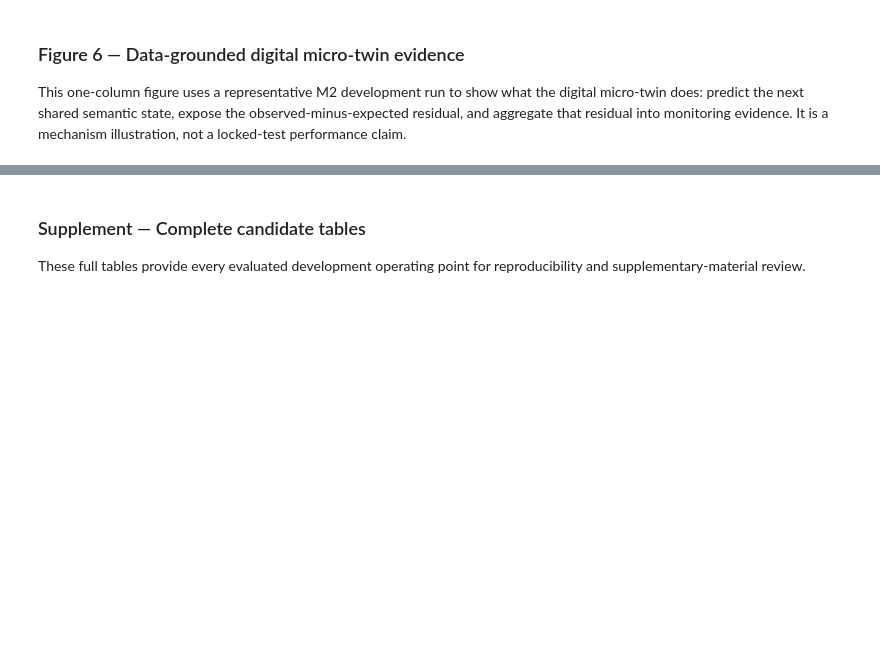
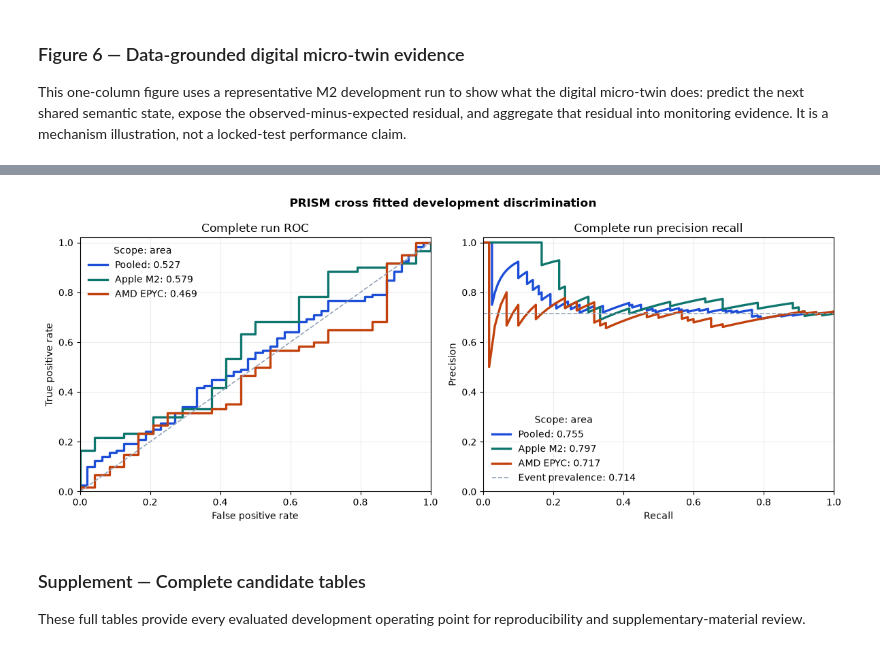
Before and after one commit to ping830616/PRISM, a Jupyter notebook: notebooks/PRISM_Complete_Experiment.ipynb, the cells around one changed output, grey strips where cells are left out. Saved outputs shown, nothing was run; the diff lists cells and outputs as text; code cells hidden in the pictures; blank space fills up the shorter version.

Commit message:
Add DICE comparable complete run metrics

```diff
--- a/notebooks/PRISM_Complete_Experiment.ipynb
+++ b/notebooks/PRISM_Complete_Experiment.ipynb
@@ -14372,0 +14857,85 @@ else:
+# %%
+from sklearn.metrics import (
+    average_precision_score,
+    precision_recall_curve,
+    roc_auc_score,
+    roc_curve,
+)
+
+if not DICE_PAPER_RUNS_CSV.exists():
+    raise FileNotFoundError(
+        "Run Section 17B.13 with RUN_DICE_COMPARABLE_METRICS=True."
+    )
+curve_runs = pd.read_csv(DICE_PAPER_RUNS_CSV)
+curve_runs = curve_runs.loc[
+    curve_runs["behavioral_classification_included"].astype(bool)
+].copy()
+curve_scopes = [
+    ("Pooled", curve_runs, "#1d4ed8"),
+    (
+        "Apple M2",
+        curve_runs.loc[curve_runs["platform_id"] == "M2_MACOS"],
+        "#0f766e",
+    ),
+    (
+        "AMD EPYC",
+        curve_runs.loc[curve_runs["platform_id"] == "EPYC_LINUX"],
+        "#c2410c",
+    ),
+]
+
+figure, axes = plt.subplots(1, 2, figsize=(12.0, 5.0))
+for label, part, color in curve_scopes:
+    y_true = part["true_label"].to_numpy(dtype=int)
+    score = part["run_score_peak"].to_numpy(dtype=float)
+    false_positive_rate, true_positive_rate, _ = roc_curve(y_true, score)
+    precision, recall, _ = precision_recall_curve(y_true, score)
+    roc_value = roc_auc_score(y_true, score)
+    pr_value = average_precision_score(y_true, score)
+    axes[0].plot(
+        false_positive_rate,
+        true_positive_rate,
+        color=color,
+        linewidth=2.4,
+        label=f"{label}: {roc_value:.3f}",
+    )
+    axes[1].plot(
+        recall,
+        precision,
+        color=color,
+        linewidth=2.4,
+        label=f"{label}: {pr_value:.3f}",
+    )
+
+axes[0].plot(
+    [0, 1], [0, 1], color="#94a3b8", linestyle="--", linewidth=1.2
+)
+axes[0].set_title("Complete run ROC")
+axes[0].set_xlabel("False positive rate")
+axes[0].set_ylabel("True positive rate")
+event_prevalence = float(np.mean(curve_runs["true_label"]))
+axes[1].axhline(
+    event_prevalence,
+    color="#94a3b8",
+    linestyle="--",
+    linewidth=1.2,
+    label=f"Event prevalence: {event_prevalence:.3f}",
+)
+axes[1].set_title("Complete run precision recall")
+axes[1].set_xlabel("Recall")
+axes[1].set_ylabel("Precision")
+for axis in axes:
+    axis.set_xlim(0, 1)
+    axis.set_ylim(0, 1.02)
+    axis.grid(alpha=0.22)
+    axis.legend(frameon=False, title="Scope: area")
+figure.suptitle(
+    "PRISM cross fitted development discrimination",
+    fontweight="bold",
+)
+figure.tight_layout()
+save_paper_figure(
+    figure, "figure-8-dice-comparable-discrimination.png"
+)
+plt.show()
+# %% [output]
@@ -14373,3 +14943,4 @@ else:
+[figure, added]
 # %% [markdown]
 ### Supplement — Complete candidate tables
 
```
Also changed, not shown: parts of 46 cells of this notebook, 10 other files.
